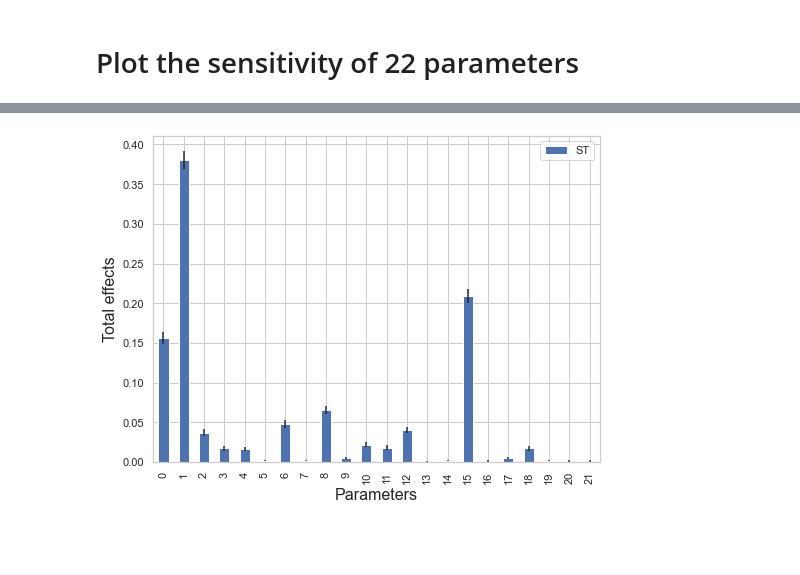
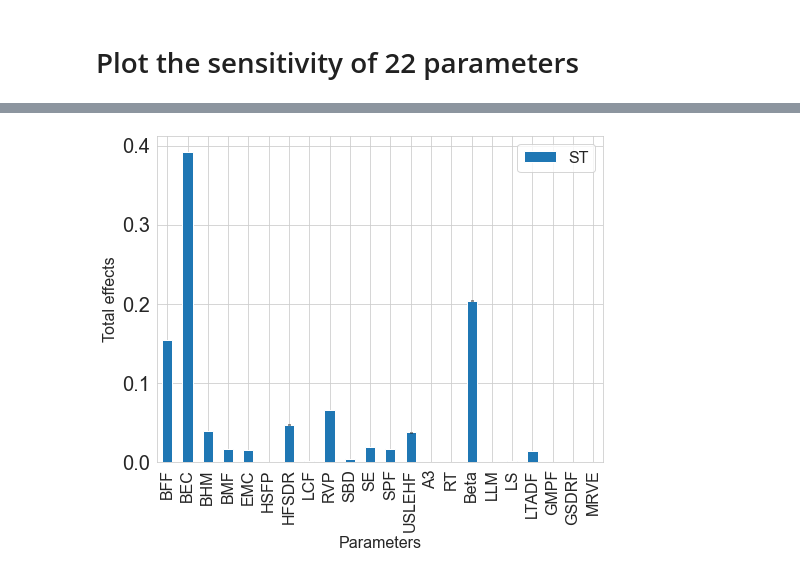
Before and after one commit to QianWanghhu/factor_fixing, a Jupyter notebook: qian_dev/visualization.ipynb, the cells around one changed output, grey strips where cells are left out. Cells and saved outputs as stored; diff of their text form; code cells hidden in the pictures; blank space fills up the shorter version.

```diff
--- a/qian_dev/visualization.ipynb
+++ b/qian_dev/visualization.ipynb
@@ -358,4 +358,29 @@ df_framework.index = np.arange(df_framework.shape[0], 0, -1)
 df_framework.index.name = 'Num of parameters fixed'
 df_framework.reset_index(inplace=True)
 # add the one with no parameter fixed
+# %%
+df_plot = pd.DataFrame(columns=df_framework.columns)
+df_plot.loc['Framework', :] = df_framework.iloc[2]
+# %%
+# prepare the data for plot: confidence intervals and the coefficient of variation
+files = ['thsd_1', 'thsd_10']
+index_files = ['threshold (0.01)', 'threshold (0.1)']
+for ii in range(len(files)):
+    fn = files[ii]
+    filepath = f'../output/adaptive/{fn}/'
+    filename = ['cf_upper', 'cf_lower', 'cv', 'ks', 'pvalue', 'cf_upper_upper',
+    'cf_upper_lower', 'cf_lower_upper', 'cf_lower_lower',
+    'ks_lower', 'ks_upper', 'pvalue_lower', 'pvalue_upper', 'cond_mean']
+    # get data in the corresponding column
+    num_params = 22
+    col_filter = ['nsample_390']
+    df_1 = pd.DataFrame(index=np.arange(num_params), columns=filename)
+    x_range = [0, num_params]
+    for f in filename:
+        df_1[f] = pd.read_csv(f'{filepath}{f}.csv').loc[:, col_filter]
+    df_1.index = np.arange(df_1.shape[0], 0, -1)
+    df_1.index.name = 'Num of parameters fixed'
+    df_1.reset_index(inplace=True)
+    # add the one with no parameter fixed
+    df_plot.loc[index_files[ii], :] = df_1.iloc[0]
 # %%
@@ -498,19 +461,20 @@ sa_22.rename(columns={'Unnamed: 0': 'Parameters'})
 # %%
-filepath = '../output/paper0915/'
-filename = 'sa_pce_raw.csv'
-sa_22 = pd.read_csv(filepath + filename)
-sa_22.rename(columns={'Unnamed: 0': 'Parameters'}, inplace=True)
+output_path = '../output/adaptive/'
+filename = 'sa_pce_22.csv'
+sa_22 = pd.read_csv(filepath + filename, index_col='Parameters')
+sa_22.reset_index('Parameters', inplace=True)
 df_plot = short_name(sa_22)
+# calculate the confidence intervals
+df_plot.loc[:, 'ST_lower'] = df_plot.loc[:, 'ST'] - df_plot.loc[:, f'ST_lower']
+df_plot.loc[:, 'ST_upper'] = df_plot.loc[:, 'ST_upper'] - df_plot.loc[:, 'ST']
 # %%
-df_plot.loc[:, 'ST_conf_lower'] = df_plot.loc[:, 'ST'] - df_plot.loc[:, f'ST_conf_lower']
-df_plot.loc[:, 'ST_conf_upper'] = df_plot.loc[:, 'ST_conf_upper'] - df_plot.loc[:, 'ST']
-
 sns.set_style('whitegrid')
 ax = df_plot.plot(x='short_name', y='ST', kind='bar', figsize=(8,6),
-                yerr=df_plot.loc[:, ['ST_conf_lower', 'ST_conf_upper']].T.values,
+                yerr=df_plot.loc[:, ['ST_lower', 'ST_upper']].T.values,
                 legend=True, logy=False, xticks=np.arange(df_plot.shape[0]))
 ax.set_ylabel('Total effects', fontsize=16);
 ax.set_xlabel('Parameters', fontsize=16);
-plt.savefig(f'{filepath}figure/total_effects_22.png', dpi=300, format='png')
+ax.set_xticklabels(df_plot.short_name, fontsize=16);
+plt.savefig(f'{output_path}figure/total_effects_22.png', dpi=300, format='png')
 # %% [output]
-[figure, old version]
+[figure, new version]
```
Also changed, not shown: parts of 12 cells of this notebook.
